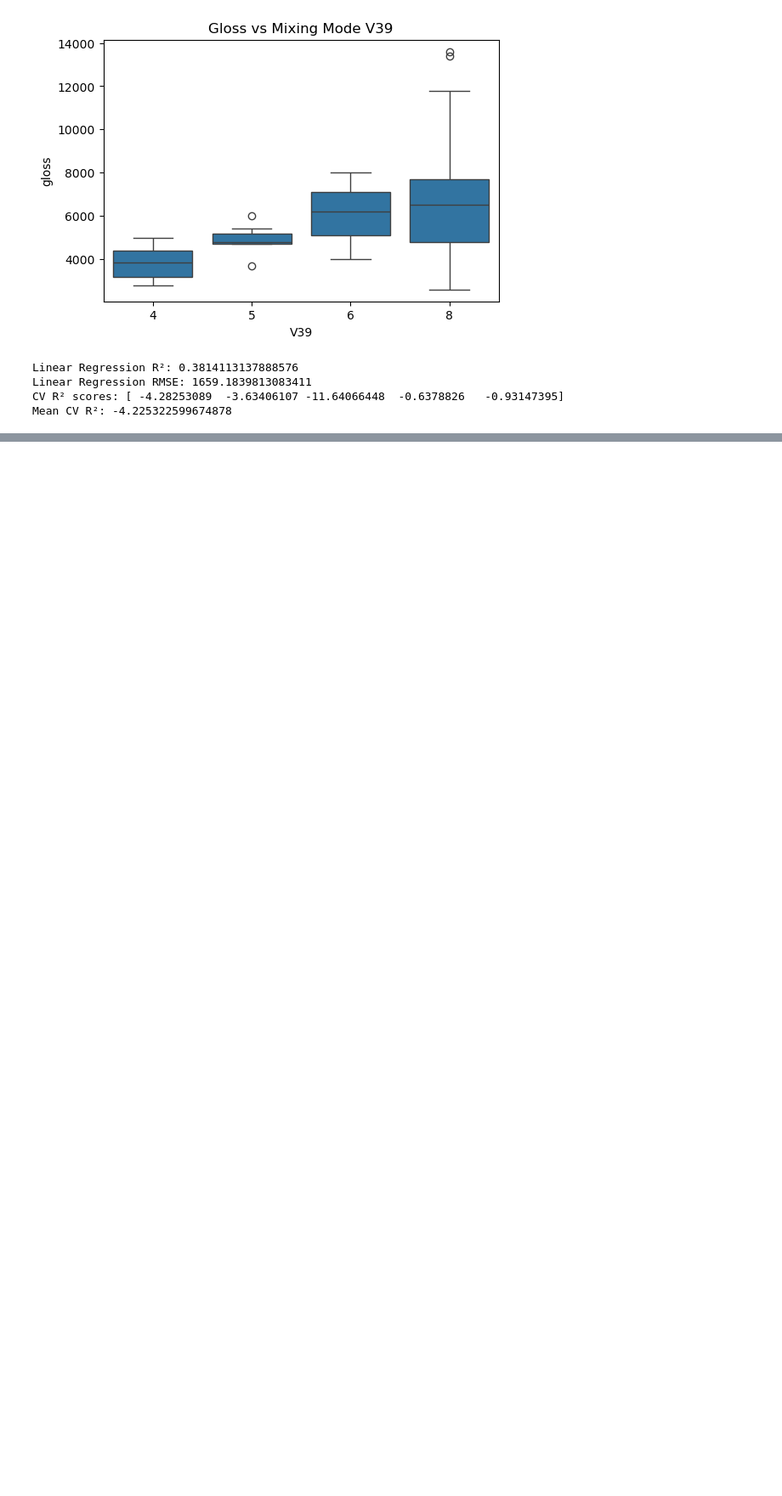
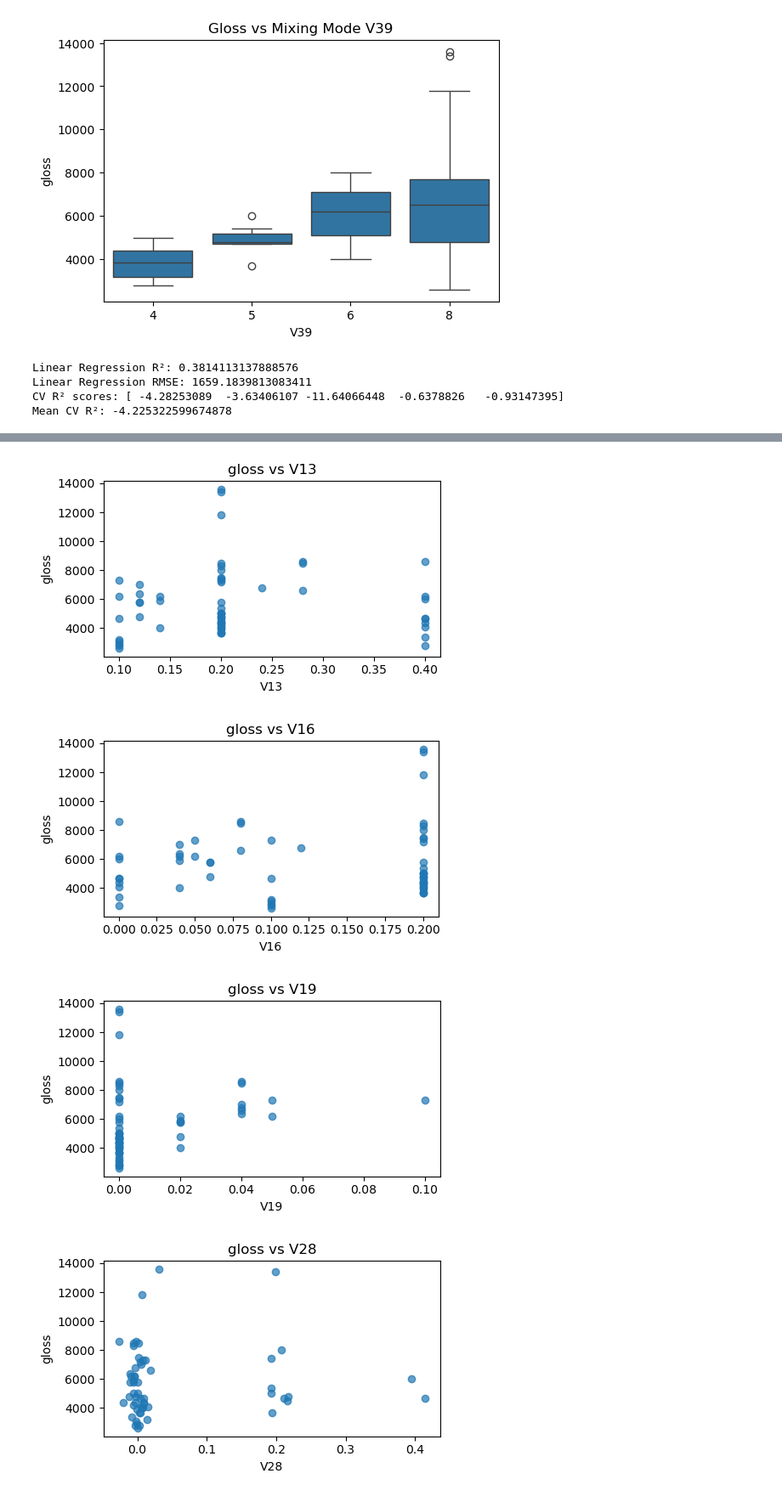
Before and after one commit to hariharan14-bit/Data_science_for_process_engineering, a Jupyter notebook: Exercise/Task 1.ipynb, the cells around one changed output, grey strips where cells are left out. Shown at 85% size. Saved outputs shown, nothing was run; the diff lists cells and outputs as text; code cells hidden in the pictures; blank space fills up the shorter version.

```diff
--- a/Exercise/Task 1.ipynb
+++ b/Exercise/Task 1.ipynb
@@ -172,0 +381,22 @@ Mean CV R²: -4.225322599674878
+# %%
+for col in num_features:
+    plt.figure(figsize=(5,3))
+    plt.scatter(X[col], y, alpha=0.7)
+    plt.xlabel(col); plt.ylabel(TARGET)
+    plt.title(f"{TARGET} vs {col}")
+    plt.tight_layout()
+    plt.show()
+
+# Boxplots: target vs categorical
+for col in cat_features:
+    plt.figure(figsize=(8,4))
+    sns.boxplot(x=X[col].astype(str), y=y)
+    plt.xticks(rotation=45)
+    plt.title(f"{TARGET} by {col}")
+    plt.tight_layout()
+    plt.show()
+# %% [output]
+[figure, added]
+[figure, added]
+[figure, added]
+[figure, added]
```
Also changed, not shown: parts of 30 cells of this notebook.
